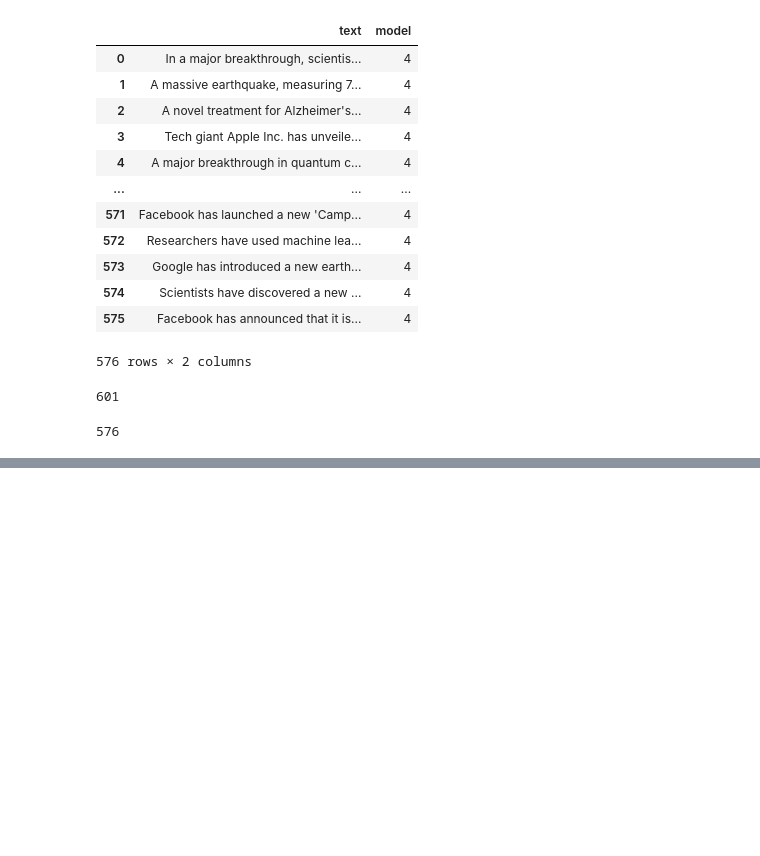
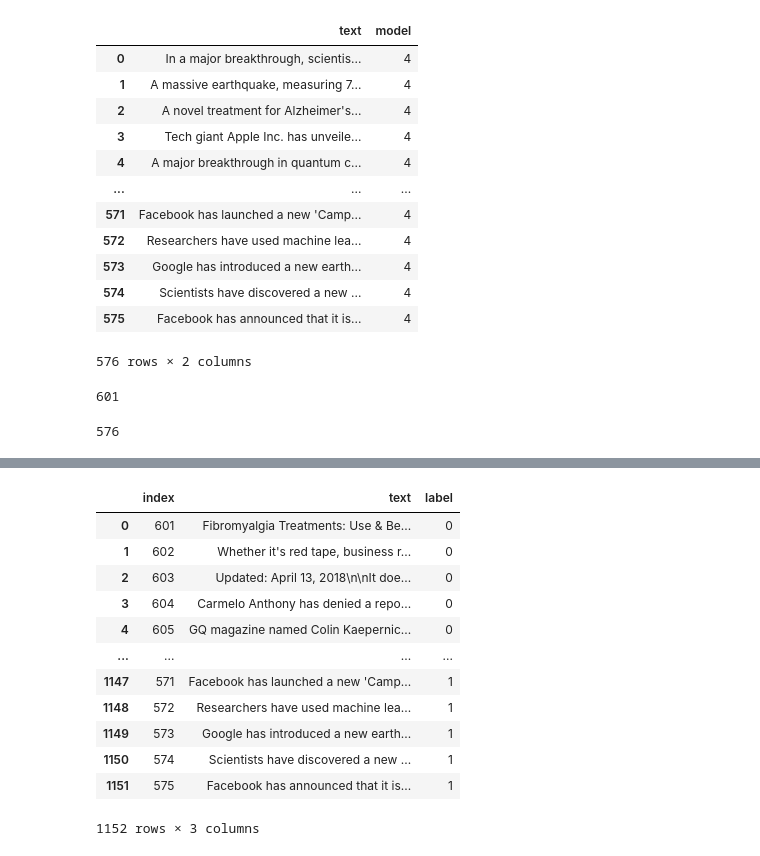
Before and after one commit to StenRSM/BAM-thesis, a Jupyter notebook: ChatGPT_news.ipynb, the cells around one changed output, grey strips where cells are left out. Cells and saved outputs as stored; diff of their text form; code cells hidden in the pictures; blank space fills up the shorter version.

```diff
--- a/ChatGPT_news.ipynb
+++ b/ChatGPT_news.ipynb
@@ -1890,0 +1968,17 @@ len(news_gpt4)
+# %%
+df_gpt4_complete = pd.concat([df_human_gpt4[['text', 'label']], df_gpt4[['text', 'label']]], axis=0).reset_index()
+df_gpt4_complete
+# %% [output]
+|  | index | text | label |
+| 0 | 601 | Fibromyalgia Treatments: Use & Be... | 0 |
+| 1 | 602 | Whether it's red tape, business r... | 0 |
+| 2 | 603 | Updated: April 13, 2018\n\nIt doe... | 0 |
+| 3 | 604 | Carmelo Anthony has denied a repo... | 0 |
+| 4 | 605 | GQ magazine named Colin Kaepernic... | 0 |
+| ... | ... | ... | ... |
+| 1147 | 571 | Facebook has launched a new 'Camp... | 1 |
+| 1148 | 572 | Researchers have used machine lea... | 1 |
+| 1149 | 573 | Google has introduced a new earth... | 1 |
+| 1150 | 574 | Scientists have discovered a new ... | 1 |
+| 1151 | 575 | Facebook has announced that it is... | 1 |
+1152 rows × 3 columns
```
Also changed, not shown: parts of 11 cells of this notebook, 1 other file.
